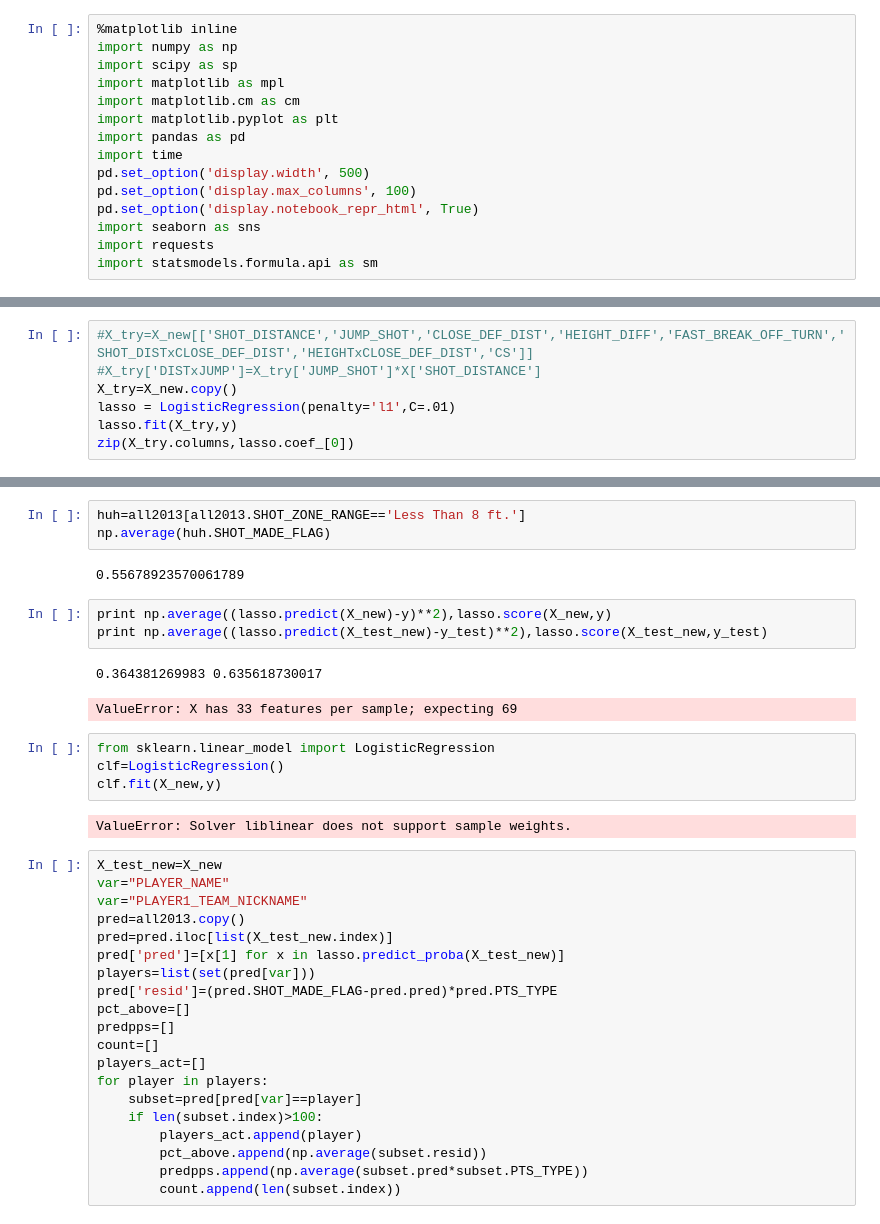
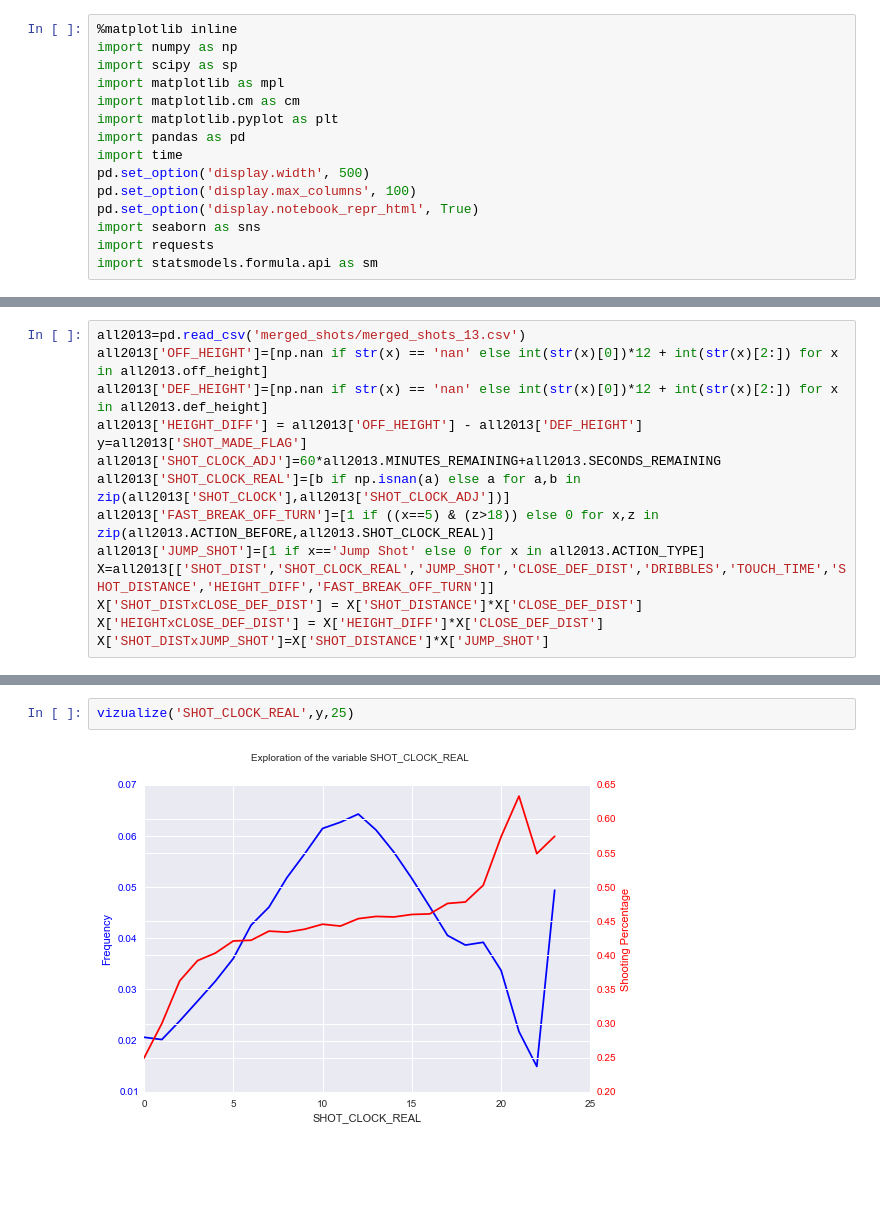
Before and after one commit to hwchase17/sportvu, a Jupyter notebook: Lasso.ipynb, the cells around one changed output, grey strips where cells are left out. Saved outputs shown, nothing was run; the diff lists cells and outputs as text; blank space fills up the shorter version.

```diff
--- a/Lasso.ipynb
+++ b/Lasso.ipynb
@@ -28,0 +20,14 @@ plt.show()
+# %%
+all2013=pd.read_csv('merged_shots/merged_shots_13.csv')
+all2013['OFF_HEIGHT']=[np.nan if str(x) == 'nan' else int(str(x)[0])*12 + int(str(x)[2:]) for x in all2013.off_height]
+all2013['DEF_HEIGHT']=[np.nan if str(x) == 'nan' else int(str(x)[0])*12 + int(str(x)[2:]) for x in all2013.def_height]
+all2013['HEIGHT_DIFF'] = all2013['OFF_HEIGHT'] - all2013['DEF_HEIGHT']
+y=all2013['SHOT_MADE_FLAG']
+all2013['SHOT_CLOCK_ADJ']=60*all2013.MINUTES_REMAINING+all2013.SECONDS_REMAINING
+all2013['SHOT_CLOCK_REAL']=[b if np.isnan(a) else a for a,b in zip(all2013['SHOT_CLOCK'],all2013['SHOT_CLOCK_ADJ'])]
+all2013['FAST_BREAK_OFF_TURN']=[1 if ((x==5) & (z>18)) else 0 for x,z in zip(all2013.ACTION_BEFORE,all2013.SHOT_CLOCK_REAL)]
+all2013['JUMP_SHOT']=[1 if x=='Jump Shot' else 0 for x in all2013.ACTION_TYPE]
+X=all2013[['SHOT_DIST','SHOT_CLOCK_REAL','JUMP_SHOT','CLOSE_DEF_DIST','DRIBBLES','TOUCH_TIME','SHOT_DISTANCE','HEIGHT_DIFF','FAST_BREAK_OFF_TURN']]
+X['SHOT_DISTxCLOSE_DEF_DIST'] = X['SHOT_DISTANCE']*X['CLOSE_DEF_DIST']
+X['HEIGHTxCLOSE_DEF_DIST'] = X['HEIGHT_DIFF']*X['CLOSE_DEF_DIST']
+X['SHOT_DISTxJUMP_SHOT']=X['SHOT_DISTANCE']*X['JUMP_SHOT']
@@ -448,7 +144,0 @@ X_new.head()
-# %%
-#X_try=X_new[['SHOT_DISTANCE','JUMP_SHOT','CLOSE_DEF_DIST','HEIGHT_DIFF','FAST_BREAK_OFF_TURN','SHOT_DISTxCLOSE_DEF_DIST','HEIGHTxCLOSE_DEF_DIST','CS']]
-#X_try['DISTxJUMP']=X_try['JUMP_SHOT']*X['SHOT_DISTANCE']
-X_try=X_new.copy()
-lasso = LogisticRegression(penalty='l1',C=.01)
-lasso.fit(X_try,y)
-zip(X_try.columns,lasso.coef_[0])
@@ -473,37 +145,4 @@ zip(X_try.columns,lasso.coef_[0])
-# %%
-huh=all2013[all2013.SHOT_ZONE_RANGE=='Less Than 8 ft.']
-np.average(huh.SHOT_MADE_FLAG)
-# %% [output]
-0.55678923570061789
-# %%
-print np.average((lasso.predict(X_new)-y)**2),lasso.score(X_new,y)
-print np.average((lasso.predict(X_test_new)-y_test)**2),lasso.score(X_test_new,y_test)
-# %% [output]
-0.364381269983 0.635618730017
-ValueError: X has 33 features per sample; expecting 69
-# %%
-from sklearn.linear_model import LogisticRegression
-clf=LogisticRegression()
-clf.fit(X_new,y)
-# %% [output]
-ValueError: Solver liblinear does not support sample weights.
-# %%
-X_test_new=X_new
-var="PLAYER_NAME"
-var="PLAYER1_TEAM_NICKNAME"
-pred=all2013.copy()
-pred=pred.iloc[list(X_test_new.index)]
-pred['pred']=[x[1] for x in lasso.predict_proba(X_test_new)]
-players=list(set(pred[var]))
-pred['resid']=(pred.SHOT_MADE_FLAG-pred.pred)*pred.PTS_TYPE
-pct_above=[]
-predpps=[]
-count=[]
-players_act=[]
-for player in players:
-    subset=pred[pred[var]==player]
-    if len(subset.index)>100:
-        players_act.append(player)
-        pct_above.append(np.average(subset.resid))
-        predpps.append(np.average(subset.pred*subset.PTS_TYPE))
-        count.append(len(subset.index))
+# %%
+vizualize('SHOT_CLOCK_REAL',y,25)
+# %% [output]
+[figure, added]
```
Also changed, not shown: parts of 153 cells of this notebook, 1 other file.
